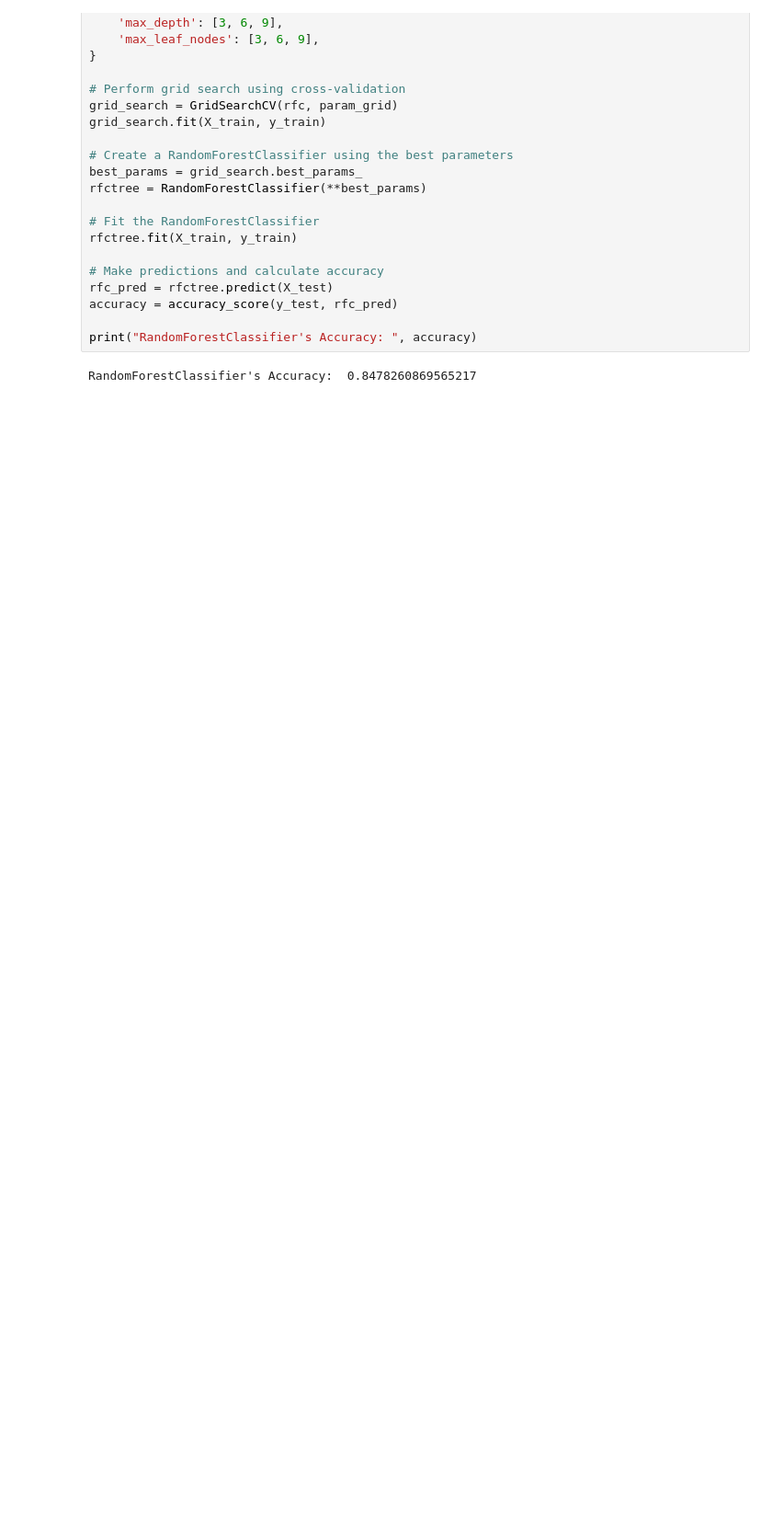
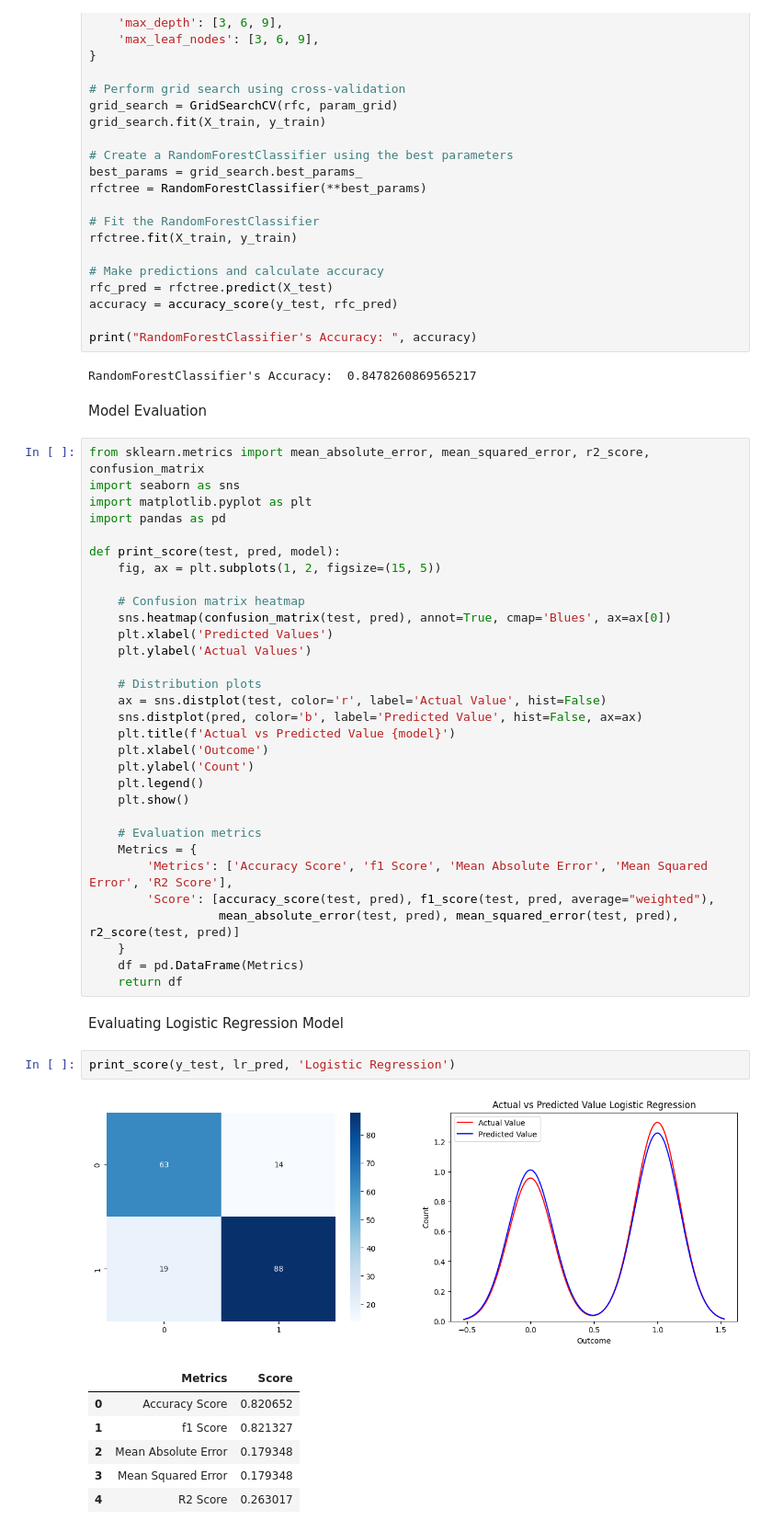
Before and after one commit to Payal2000/HeartDisease-Analysis, a Jupyter notebook: Heart.ipynb, the cells around one changed output. Shown at 92% size. Drawn from its saved outputs; the diff is of its cells as text; blank space fills up the shorter version.

```diff
--- a/Heart.ipynb
+++ b/Heart.ipynb
@@ -479,3 +479,48 @@ accuracy = accuracy_score(y_test, rfc_pred)
 print("RandomForestClassifier's Accuracy: ", accuracy)
 # %% [output]
 RandomForestClassifier's Accuracy:  0.8478260869565217
+# %% [markdown]
+Model Evaluation
+# %%
+from sklearn.metrics import mean_absolute_error, mean_squared_error, r2_score, confusion_matrix
+import seaborn as sns
+import matplotlib.pyplot as plt
+import pandas as pd
+
+def print_score(test, pred, model):
+    fig, ax = plt.subplots(1, 2, figsize=(15, 5))
+
+    # Confusion matrix heatmap
+    sns.heatmap(confusion_matrix(test, pred), annot=True, cmap='Blues', ax=ax[0])
+    plt.xlabel('Predicted Values')
+    plt.ylabel('Actual Values')
+
+    # Distribution plots
+    ax = sns.distplot(test, color='r', label='Actual Value', hist=False)
+    sns.distplot(pred, color='b', label='Predicted Value', hist=False, ax=ax)
+    plt.title(f'Actual vs Predicted Value {model}')
+    plt.xlabel('Outcome')
+    plt.ylabel('Count')
+    plt.legend()
+    plt.show()
+
+    # Evaluation metrics
+    Metrics = {
+        'Metrics': ['Accuracy Score', 'f1 Score', 'Mean Absolute Error', 'Mean Squared Error', 'R2 Score'],
+        'Score': [accuracy_score(test, pred), f1_score(test, pred, average="weighted"),
+                  mean_absolute_error(test, pred), mean_squared_error(test, pred), r2_score(test, pred)]
+    }
+    df = pd.DataFrame(Metrics)
+    return df
+# %% [markdown]
+Evaluating Logistic Regression Model
+# %%
+print_score(y_test, lr_pred, 'Logistic Regression')
+# %% [output]
+[figure, added]
+|  | Metrics | Score |
+| 0 | Accuracy Score | 0.820652 |
+| 1 | f1 Score | 0.821327 |
+| 2 | Mean Absolute Error | 0.179348 |
+| 3 | Mean Squared Error | 0.179348 |
+| 4 | R2 Score | 0.263017 |
```
Also changed, not shown: parts of 9 cells of this notebook.
